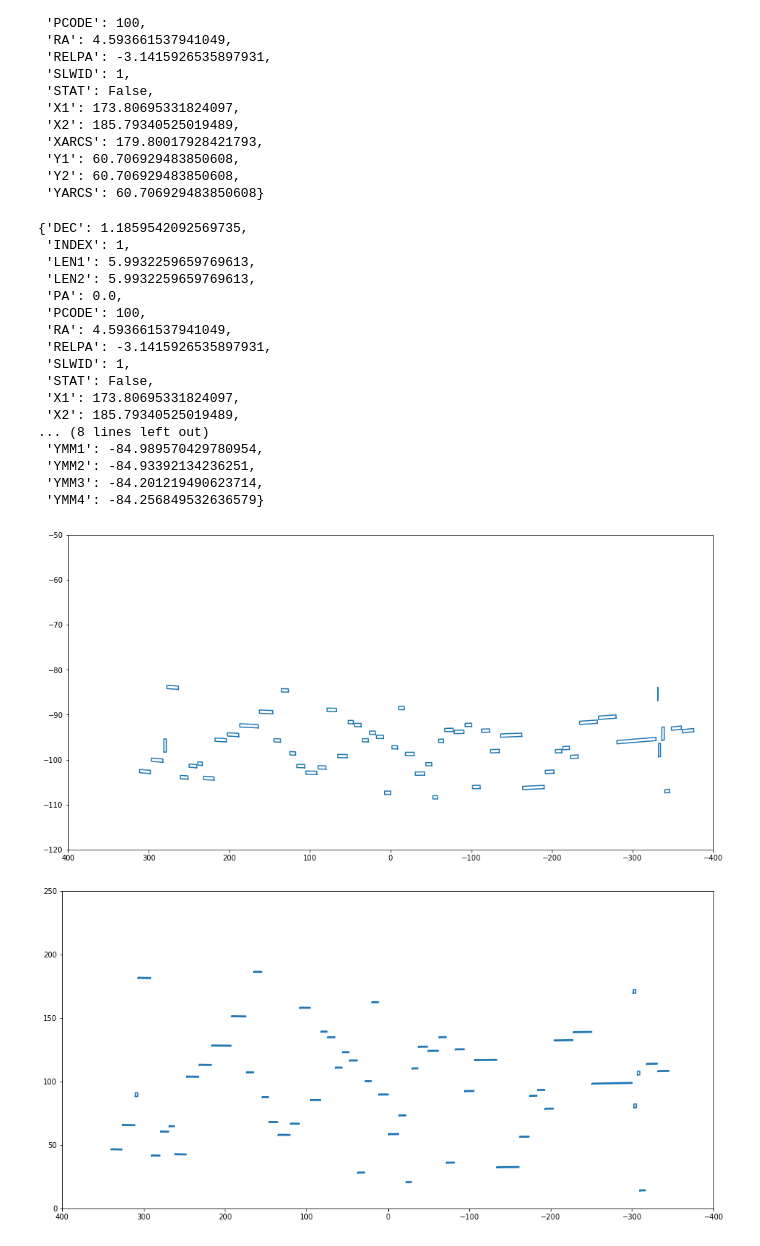
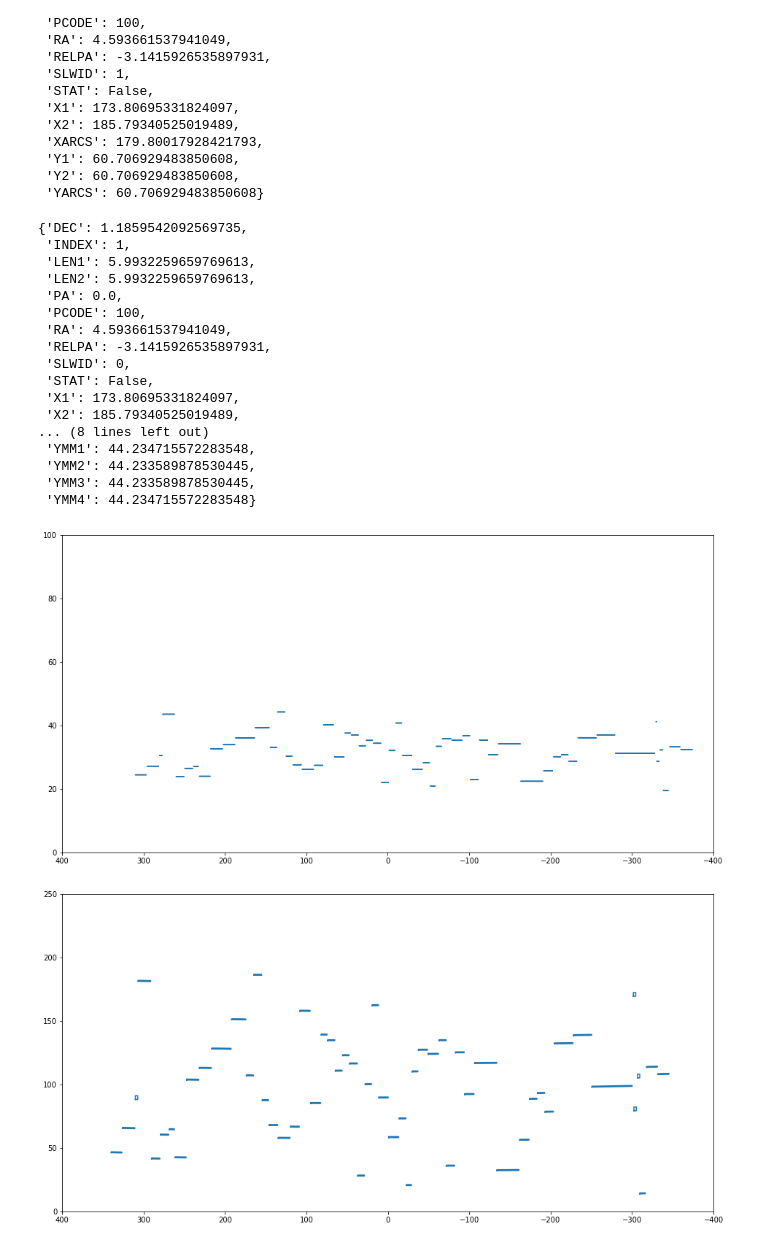
Before and after one commit to KeckObservatory/SlitmaskDesignTool, a Jupyter notebook: PythonConversionByLR/dsimulator.ipynb, the cells around one changed output. Saved outputs shown, nothing was run; the diff lists cells and outputs as text; code cells hidden in the pictures.

```diff
--- a/PythonConversionByLR/dsimulator.ipynb
+++ b/PythonConversionByLR/dsimulator.ipynb
@@ -570,6 +598,7 @@ def gnom_to_dproj(xg,yg):
     return xd,yd
 
 def proj_to_mask(xp,yp,ap):
+    return xp,yp,ap
     mu = np.arcsin(xp/M_RCURV)
     cosm = np.cos(mu)
     cost = np.cos(degtorad(M_ANGLE))
@@ -604,7 +633,7 @@ def mask_coords(SlitData):
             sina = np.sin(sdat['RELPA'])
         else:
             cosa=1
-            sina=1
+            sina=0
 
         # recalculation, probably not needed
         sdat['X1']=sdat['XARCS']-sdat['LEN1']*cosa*(-1)
@@ -613,6 +642,7 @@ def mask_coords(SlitData):
         sdat['Y2']=sdat['YARCS']+sdat['LEN2']*sina
 
         # x1,y1 are now tan projections
+        sdat['SLWID']=0
         xfp = FL_TEL*sdat['X1']/asec_rad
         yfp = FL_TEL*(sdat['Y1']-0.5*sdat['SLWID'])/asec_rad
         pa = 0
@@ -662,31 +692,27 @@ SlitData[1]
  'PCODE': 100,
  'RA': 4.593661537941049,
  'RELPA': -3.1415926535897931,
- 'SLWID': 1,
+ 'SLWID': 0,
  'STAT': False,
  'X1': 173.80695331824097,
  'X2': 185.79340525019489,
 ... (8 lines left out)
- 'YMM1': -84.989570429780954,
- 'YMM2': -84.93392134236251,
- 'YMM3': -84.201219490623714,
- 'YMM4': -84.256849532636579}
+ 'YMM1': 44.234715572283548,
+ 'YMM2': 44.233589878530445,
+ 'YMM3': 44.233589878530445,
+ 'YMM4': 44.234715572283548}
 # %%
 # plot
 fig,ax = plt.subplots(1,figsize=(16,8))
 ax.set_xlim([400, -400])
-ax.set_ylim([-120, -50])
+ax.set_ylim([0, 100])
 for slit in SlitData:
-    p1=[slit['XMM1'],slit['YMM1']]
-    p2=[slit['XMM2'],slit['YMM2']]
-    p3=[slit['XMM3'],slit['YMM3']]
-    p4=[slit['XMM4'],slit['YMM4']]
     x = [slit['XMM1'],slit['XMM2'],slit['XMM3'],slit['XMM4'],slit['XMM1']]
     y = [slit['YMM1'],slit['YMM2'],slit['YMM3'],slit['YMM4'],slit['YMM1']]
     l = mlines.Line2D(x,y)
     ax.add_line(l)
 # %% [output]
-[figure, old version]
+[figure, new version]
 # %%
 # plot example
 slits = ascii.read('example/bluslits')
```
Also changed, not shown: parts of 4 cells of this notebook.
